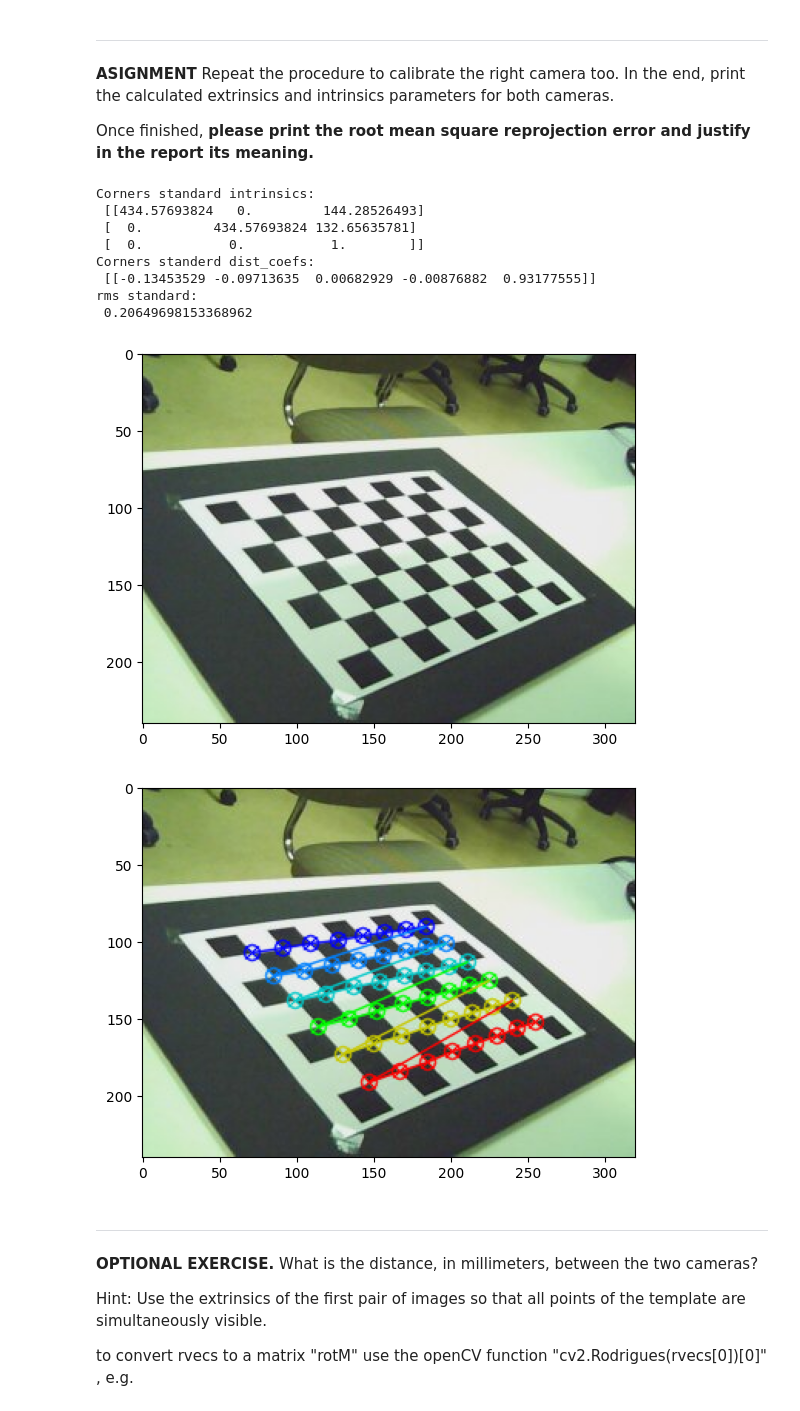
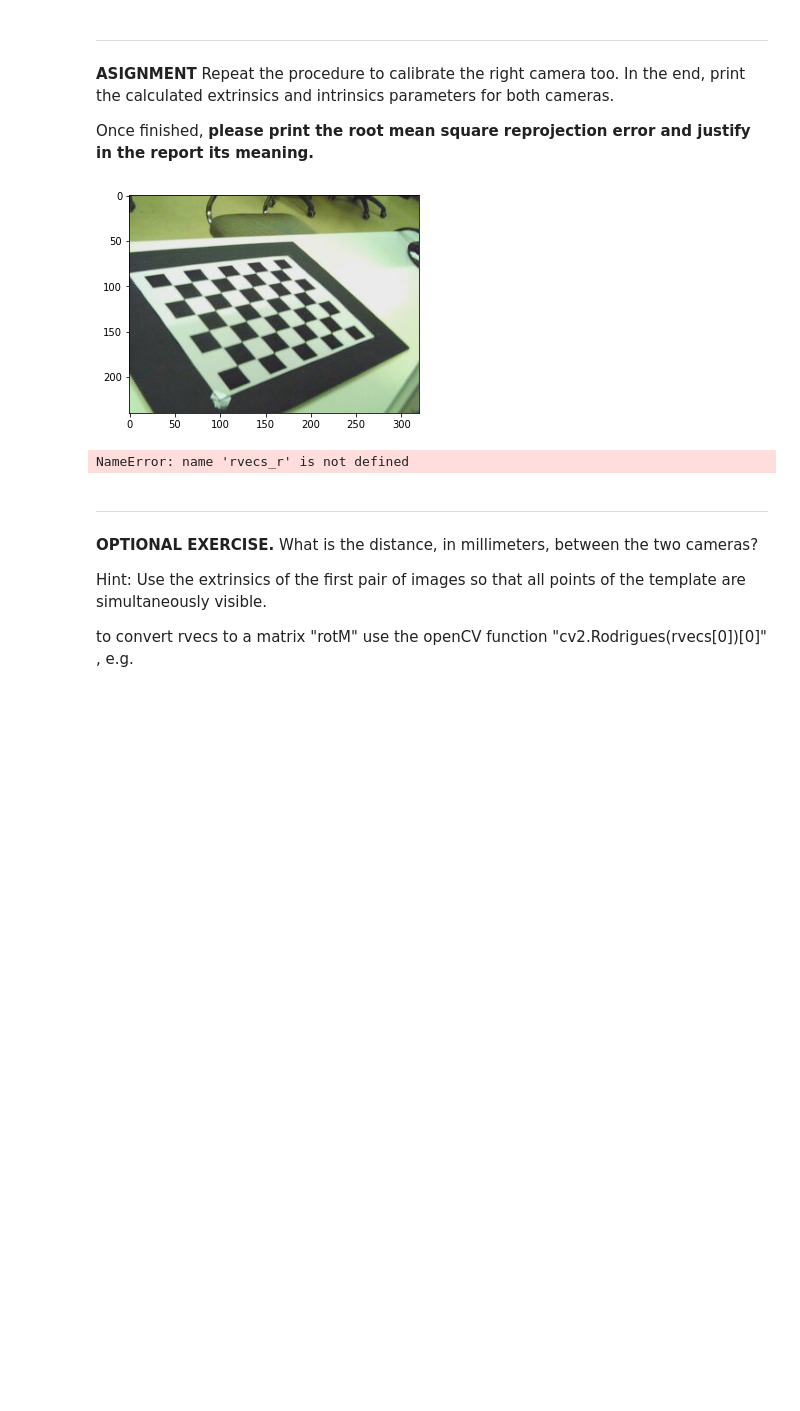
Before and after one commit to Javirios03/Vision_Ordenador, a Jupyter notebook: 1 - Calibración de Cámaras/practica1-calibracion to-do.ipynb, the cells around one changed output. Cells and saved outputs as stored; diff of their text form; code cells hidden in the pictures; blank space fills up the shorter version.

```diff
--- a/1 - Calibración de Cámaras/practica1-calibracion to-do.ipynb
+++ b/1 - Calibración de Cámaras/practica1-calibracion to-do.ipynb
@@ -175,21 +213,18 @@ print("root mean sqaure reprojection error:\n", rms)
 Once finished, **please print the root mean square reprojection error and justify in the report its meaning.**
 # %%
 #FILL THIS UP
+filenames = glob.glob('right/*.jpg')
+imgsr = load_images(filenames)
+plt.imshow(imgsr[1])
+plt.show()
+
 
 # HINT: Calculate the extrinsecs with Rodrigues given the translation and rotation matrixes
 extrinsics_r = list(map(lambda rvec_r, tvec_r: np.hstack((cv2.Rodrigues(rvec_r)[0], tvec_r)), rvecs_r, tvecs_r))
 print("Extrinsc:\n",extrinsics_r)
 # %% [output]
+[figure, new version]
-Corners standard intrinsics:
- [[434.57693824   0.         144.28526493]
- [  0.         434.57693824 132.65635781]
- [  0.           0.           1.        ]]
-Corners standerd dist_coefs:
- [[-0.13453529 -0.09713635  0.00682929 -0.00876882  0.93177555]]
-rms standard:
- 0.20649698153368962
+NameError: name 'rvecs_r' is not defined
-[figure, old version]
-[figure, removed]
 # %% [markdown]
 <hr>
 
```
Also changed, not shown: parts of 6 cells of this notebook, 1 other file.
